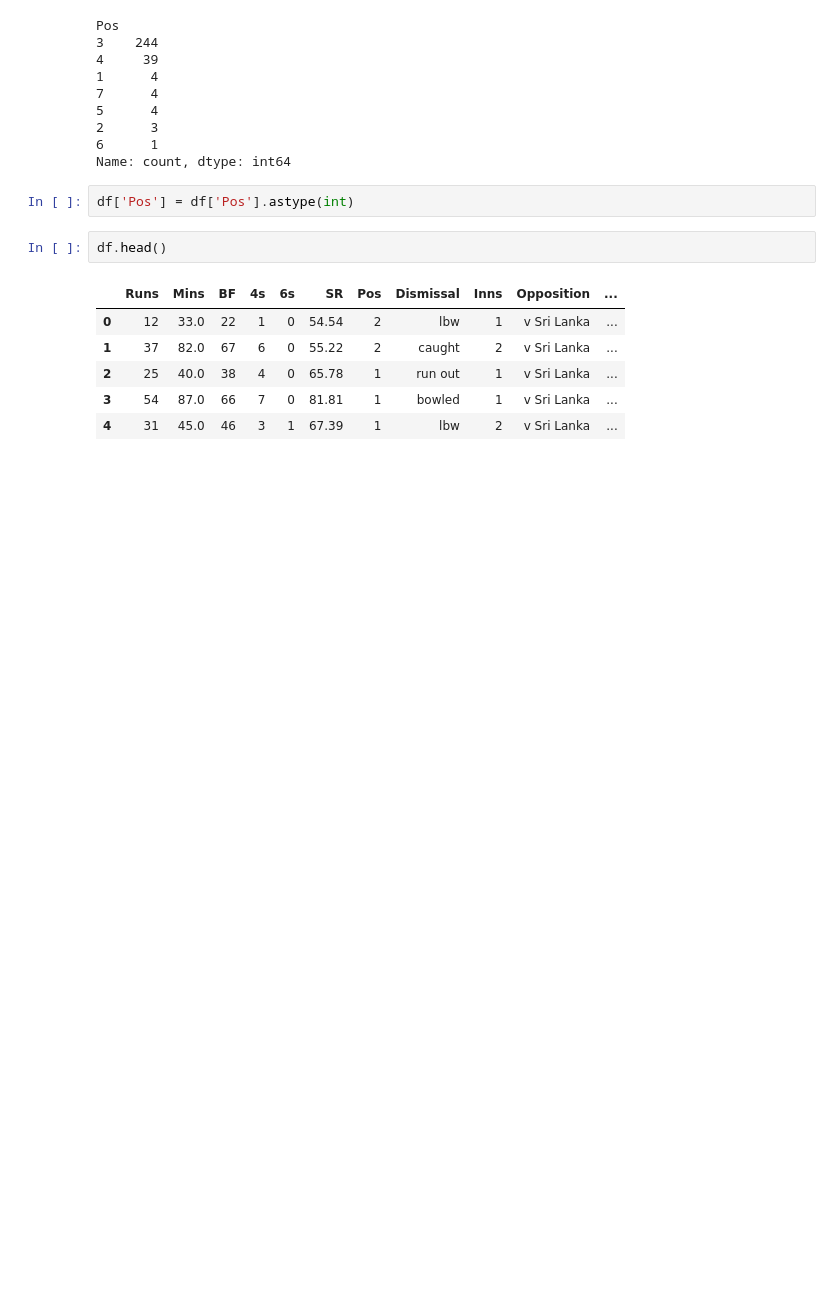
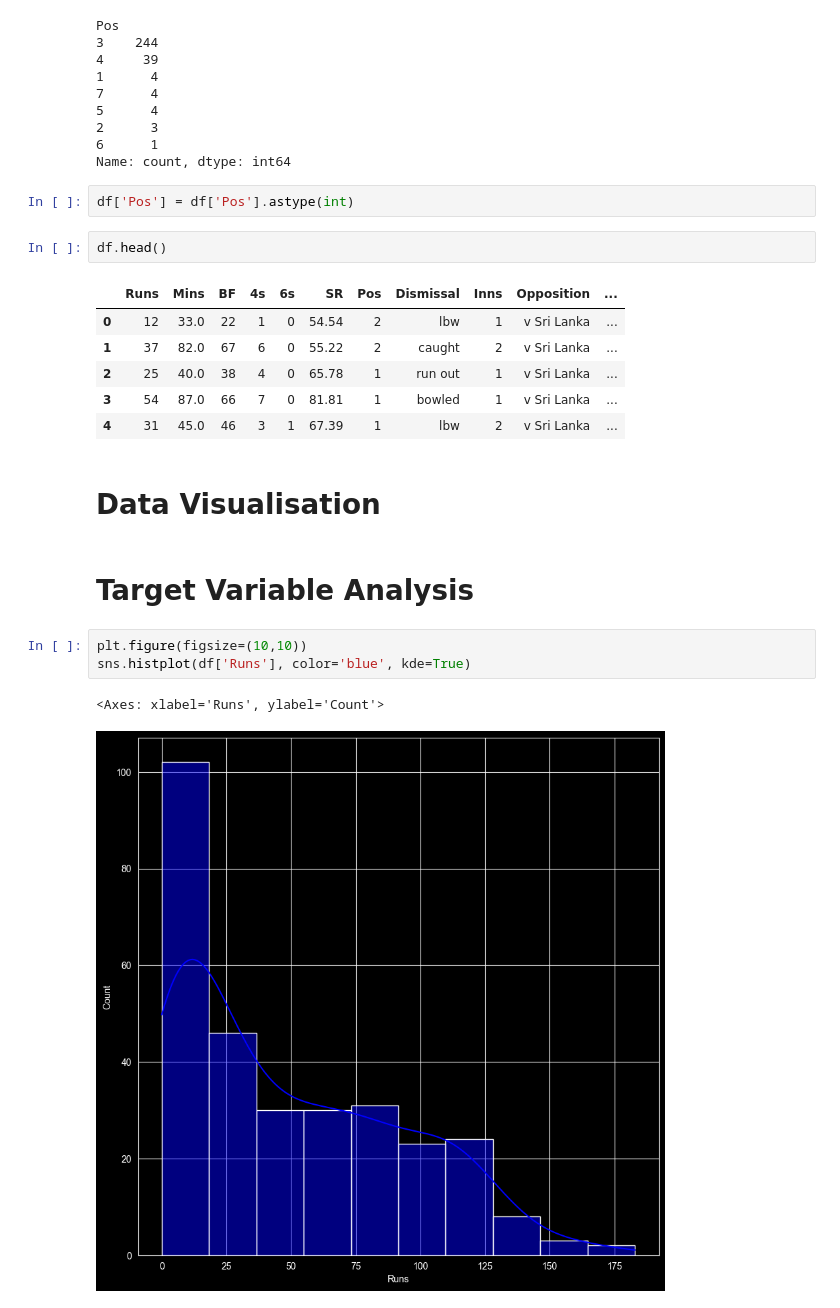
Before and after one commit to Geektoberfest/Geetober-Run-Predictor, a Jupyter notebook: EDA/eda.ipynb, the cells around one changed output. Saved outputs shown, nothing was run; the diff lists cells and outputs as text; blank space fills up the shorter version.

Commit message:
analyzed data using scatter plt, barplt, etc

```diff
--- a/EDA/eda.ipynb
+++ b/EDA/eda.ipynb
@@ -311,3 +311,13 @@ df.head()
 | 2 | 25 | 40.0 | 38 | 4 | 0 | 65.78 | 1 | run out | 1 | v Sri Lanka | ... |
 | 3 | 54 | 87.0 | 66 | 7 | 0 | 81.81 | 1 | bowled | 1 | v Sri Lanka | ... |
 | 4 | 31 | 45.0 | 46 | 3 | 1 | 67.39 | 1 | lbw | 2 | v Sri Lanka | ... |
+# %% [markdown]
+# Data Visualisation
+# %% [markdown]
+# Target Variable Analysis
+# %%
+plt.figure(figsize=(10,10))
+sns.histplot(df['Runs'], color='blue', kde=True)
+# %% [output]
+<Axes: xlabel='Runs', ylabel='Count'>
+[figure, added]
```
Also changed, not shown: parts of 32 cells of this notebook.
